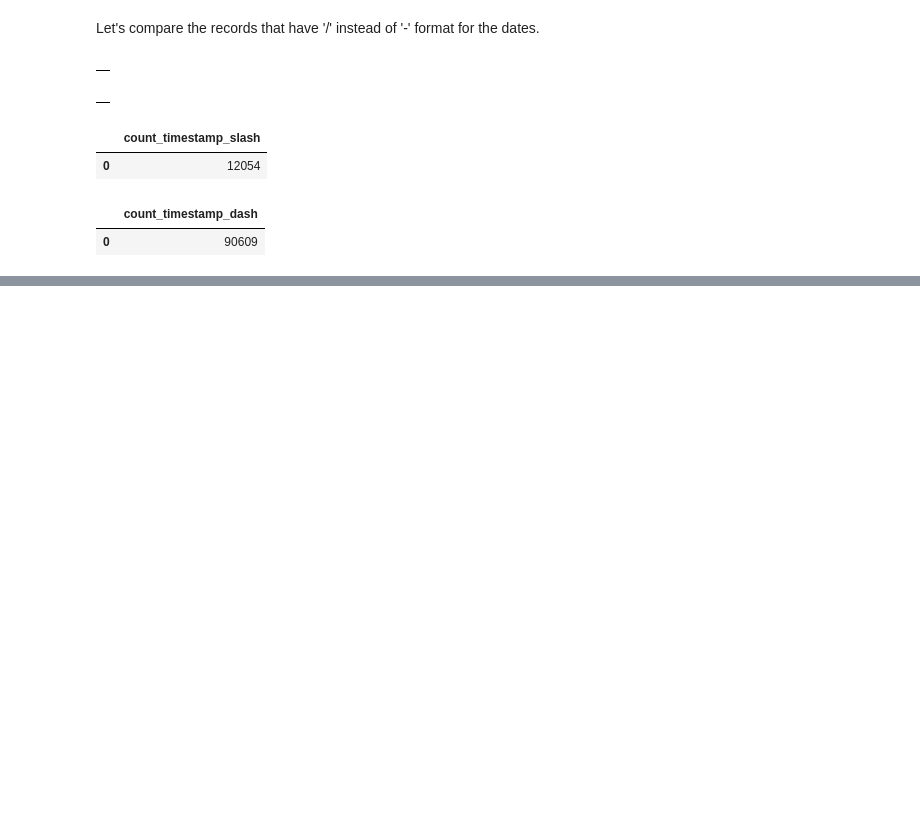
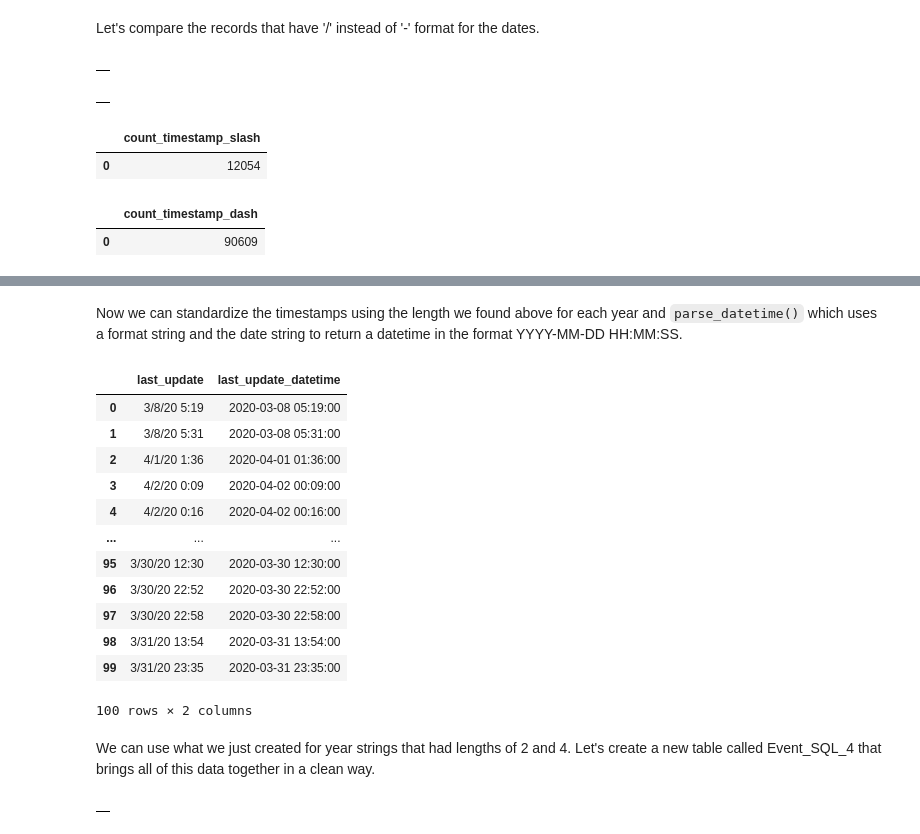
Before and after one commit to dmbrannon/COVID-19-pipeline, a Jupyter notebook: covid_19_modeling.ipynb, the cells around one changed output, grey strips where cells are left out. Drawn from its saved outputs; the diff is of its cells as text; code cells hidden in the pictures; blank space fills up the shorter version.

```diff
--- a/covid_19_modeling.ipynb
+++ b/covid_19_modeling.ipynb
@@ -134,0 +156,37 @@ from covid_19_model.Event_SQL_3
+# %% [markdown]
+Now we can standardize the timestamps using the length we found above for each year and `parse_datetime()` which uses a format string and the date string to return a datetime in the format YYYY-MM-DD HH:MM:SS.
+# %%
+%%bigquery
+select last_update, parse_datetime('%m/%d/%y %H:%M', last_update) as last_update_datetime
+from
+(select distinct last_update
+from covid_19_model.Event_SQL_2)
+where length(split(split(last_update, ' ')[offset(0)], '/')[offset(2)]) = 2
+# %% [output]
+|  | last_update | last_update_datetime |
+| 0 | 3/8/20 5:19 | 2020-03-08 05:19:00 |
+| 1 | 3/8/20 5:31 | 2020-03-08 05:31:00 |
+| 2 | 4/1/20 1:36 | 2020-04-01 01:36:00 |
+| 3 | 4/2/20 0:09 | 2020-04-02 00:09:00 |
+| 4 | 4/2/20 0:16 | 2020-04-02 00:16:00 |
+| ... | ... | ... |
+| 95 | 3/30/20 12:30 | 2020-03-30 12:30:00 |
+| 96 | 3/30/20 22:52 | 2020-03-30 22:52:00 |
+| 97 | 3/30/20 22:58 | 2020-03-30 22:58:00 |
+| 98 | 3/31/20 13:54 | 2020-03-31 13:54:00 |
+| 99 | 3/31/20 23:35 | 2020-03-31 23:35:00 |
+100 rows × 2 columns
+# %% [markdown]
+We can use what we just created for year strings that had lengths of 2 and 4. Let's create a new table called Event_SQL_4 that brings all of this data together in a clean way.
+# %%
+%%bigquery
+create or replace table covid_19_model.Event_SQL_4 as
+select location_id, parse_datetime('%m/%d/%y %H:%M', last_update) as last_update, confirmed, deaths, recovered, active
+from covid_19_model.Event_SQL_2
+where length(split(split(last_update, ' ')[offset(0)], '/')[offset(2)]) = 2
+union all
+select location_id, parse_datetime('%m/%d/%Y %H:%M', last_update) as last_update, confirmed, deaths, recovered, active
+from covid_19_model.Event_SQL_2
+where length(split(split(last_update, ' ')[offset(0)], '/')[offset(2)]) = 4
+# %% [output]
+|  |
```
Also changed, not shown: parts of 21 cells of this notebook.
